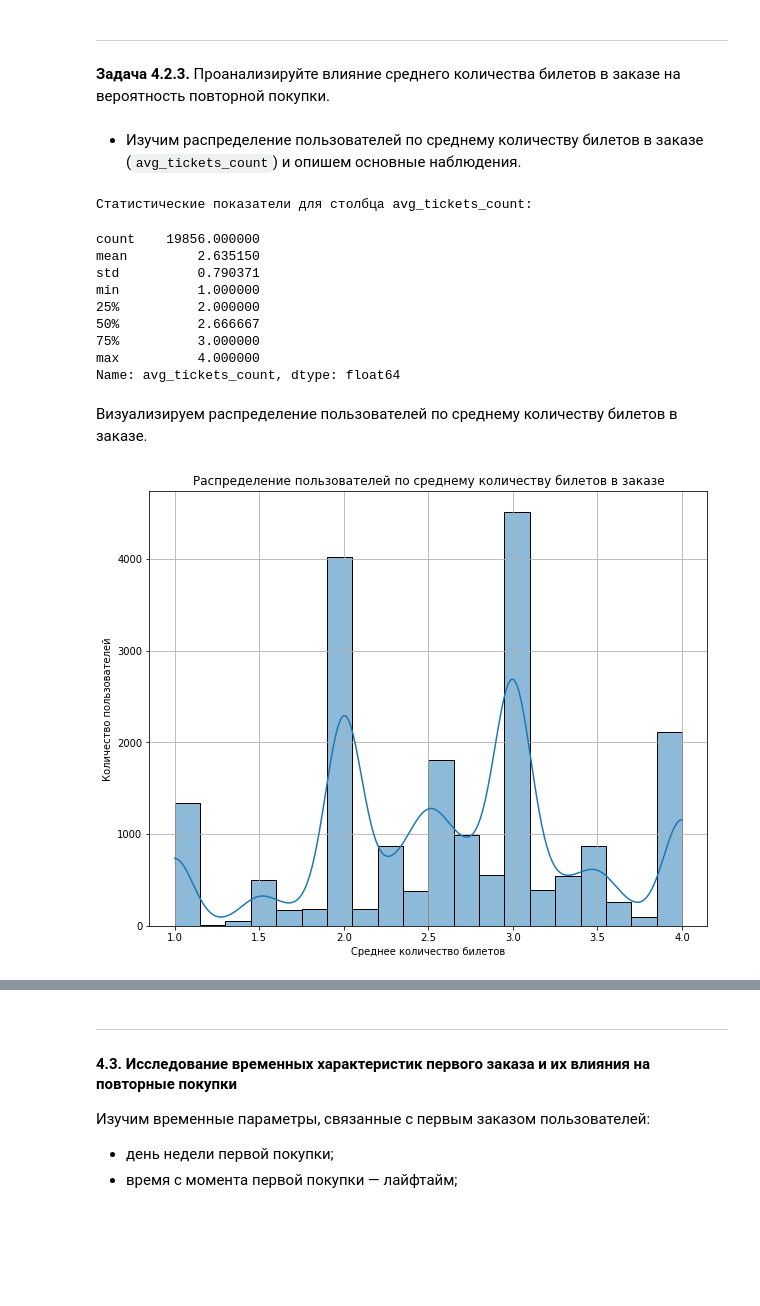
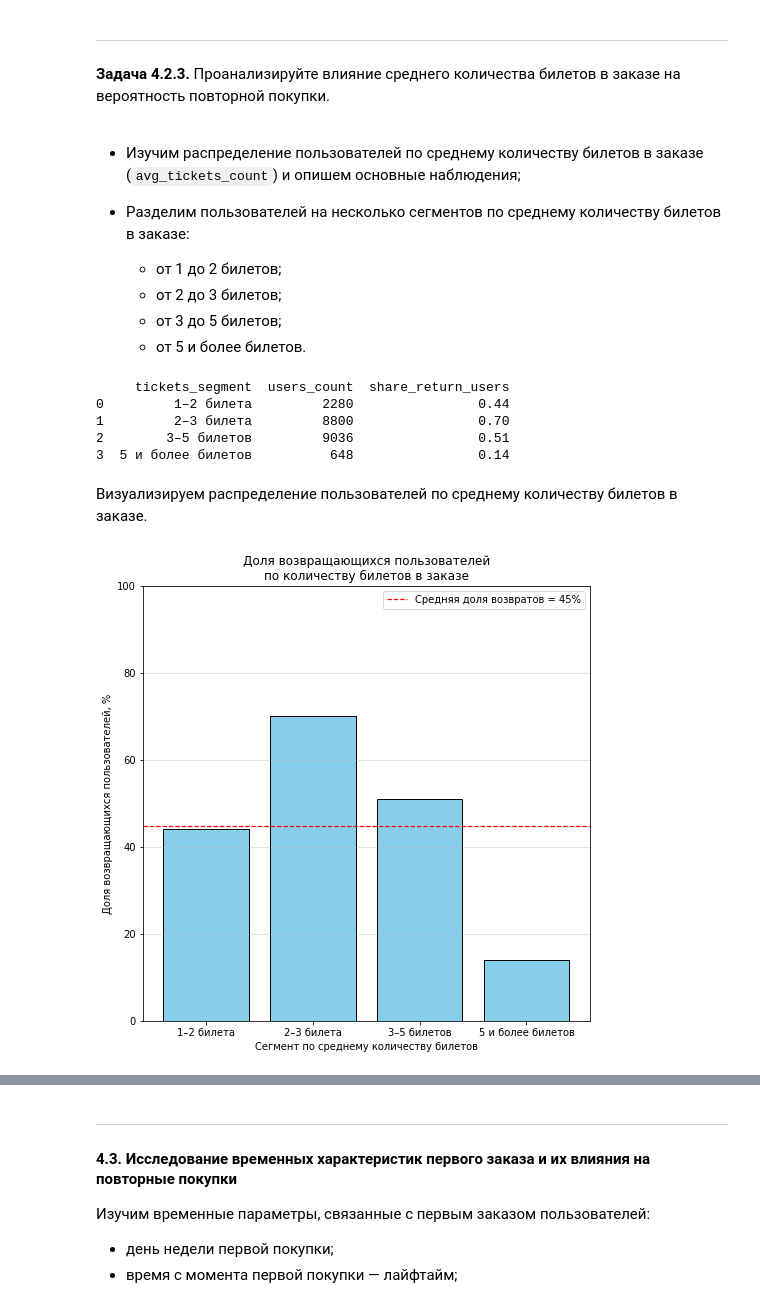
Before and after one commit to PutilEl/Yandex_afisha_user_behavior, a Jupyter notebook: Yandex_afisha_user_behavior.ipynb, the cells around one changed output, grey strips where cells are left out. Drawn from its saved outputs; the diff is of its cells as text; code cells hidden in the pictures; blank space fills up the shorter version.

```diff
--- a/Yandex_afisha_user_behavior.ipynb
+++ b/Yandex_afisha_user_behavior.ipynb
@@ -1056,6 +1127,6 @@ print(f'- среднее количество билетов: {tickets_count_mea
 # %%
-# Фильтруем выбросы
-filtered_user_profile = user_profile[(user_profile['total_orders'] <= total_orders_threshold) & (user_profile['avg_tickets_count'] <= tickets_count_mean_threshold)]
+# Фильтруем выбросы по количеству заказов
+filtered_user_profile = user_profile[user_profile['total_orders'] <= total_orders_threshold]
 # %%
 # Проверяем размеры
 print(f'Исходное количество записей: {len(user_profile)}')
@@ -1929,33 +2142,55 @@ Name: avg_revenue_rub, dtype: float64
 
 **Задача 4.2.3.** Проанализируйте влияние среднего количества билетов в заказе на вероятность повторной покупки.
 # %% [markdown]
-- Изучим распределение пользователей по среднему количеству билетов в заказе (`avg_tickets_count`) и опишем основные наблюдения.
+- Изучим распределение пользователей по среднему количеству билетов в заказе (`avg_tickets_count`) и опишем основные наблюдения;
+
+- Разделим пользователей на несколько сегментов по среднему количеству билетов в заказе:
+    - от 1 до 2 билетов;
+    - от 2 до 3 билетов;
+    - от 3 до 5 билетов;
+    - от 5 и более билетов.
 # %%
-# Выведем метрики для столбца `avg_tickets_count`
-print('Статистические показатели для столбца avg_tickets_count:')
-filtered_user_profile['avg_tickets_count'].describe()
+# Создаем сегменты по среднему количеству билетов в заказе
+bins = [0, 2, 3, 5, float('inf')]
+labels = ['1–2 билета', '2–3 билета', '3–5 билетов', '5 и более билетов']
+
+tickets_segment_profile = filtered_user_profile[['user_id', 'avg_tickets_count', 'is_two']].copy()
+tickets_segment_profile['tickets_segment'] = pd.cut(tickets_segment_profile['avg_tickets_count'], bins=bins, labels=labels, right=False)
+
+# Группируем по сегментам и считаем долю пользователей, совершивших повторные заказы
+segment_stats = (tickets_segment_profile.groupby('tickets_segment').agg(users_count=('user_id', 'nunique'),
+                                                                        share_return_users=('is_two', 'mean')).reset_index())
+
+# Округляем долю возвращающихся пользователей до двух знаков
+segment_stats['share_return_users'] = segment_stats['share_return_users'].round(2)
+
+# Выводим результаты группировки
+print(segment_stats)
 # %% [output]
-Статистические показатели для столбца avg_tickets_count:
+     tickets_segment  users_count  share_return_users
+0         1–2 билета         2280                0.44
+1         2–3 билета         8800                0.70
+2        3–5 билетов         9036                0.51
+3  5 и более билетов          648                0.14
-count    19856.000000
-mean         2.635150
-std          0.790371
-min          1.000000
-25%          2.000000
-50%          2.666667
-75%          3.000000
-max          4.000000
-Name: avg_tickets_count, dtype: float64
 # %% [markdown]
 Визуализируем распределение пользователей по среднему количеству билетов в заказе.
 # %%
-# Построим гистограмму
-sns.histplot(data = filtered_user_profile, x = 'avg_tickets_count', bins=20, kde=True)
-plt.gcf().set_size_inches(10, 8)
-plt.grid(True)
-plt.title('Распределение пользователей по среднему количеству билетов в заказе')
-plt.xlabel('Среднее количество билетов')
-plt.ylabel('Количество пользователей')
+# Строим диаграмму распределения по сегментам
+plt.figure(figsize=(8, 8))
+plt.bar(segment_stats['tickets_segment'], segment_stats['share_return_users'] * 100, color='skyblue', edgecolor='black')
+plt.title('Доля возвращающихся пользователей\nпо количеству билетов в заказе')
+plt.xlabel('Сегмент по среднему количеству билетов')
+plt.ylabel('Доля возвращающихся пользователей, %')
+plt.ylim(0, 100)
+plt.grid(axis='y', alpha=0.4)
+
+# Создаем переменную для среднего значения доли возвращающихся пользователей
+avg_share_return = (segment_stats['share_return_users'] * 100).mean()
+
+# Строим линию для визуализации среднего значения доли возвращающихся пользователей
+plt.axhline(avg_share_return, color='red', linestyle='--', linewidth=1.2, label=f'Средняя доля возвратов = {avg_share_return:.0f}%')
+plt.legend()
 plt.show()
 # %% [output]
-[figure, old version]
+[figure, new version]
 # %% [markdown]
```
Also changed, not shown: parts of 155 cells of this notebook.
